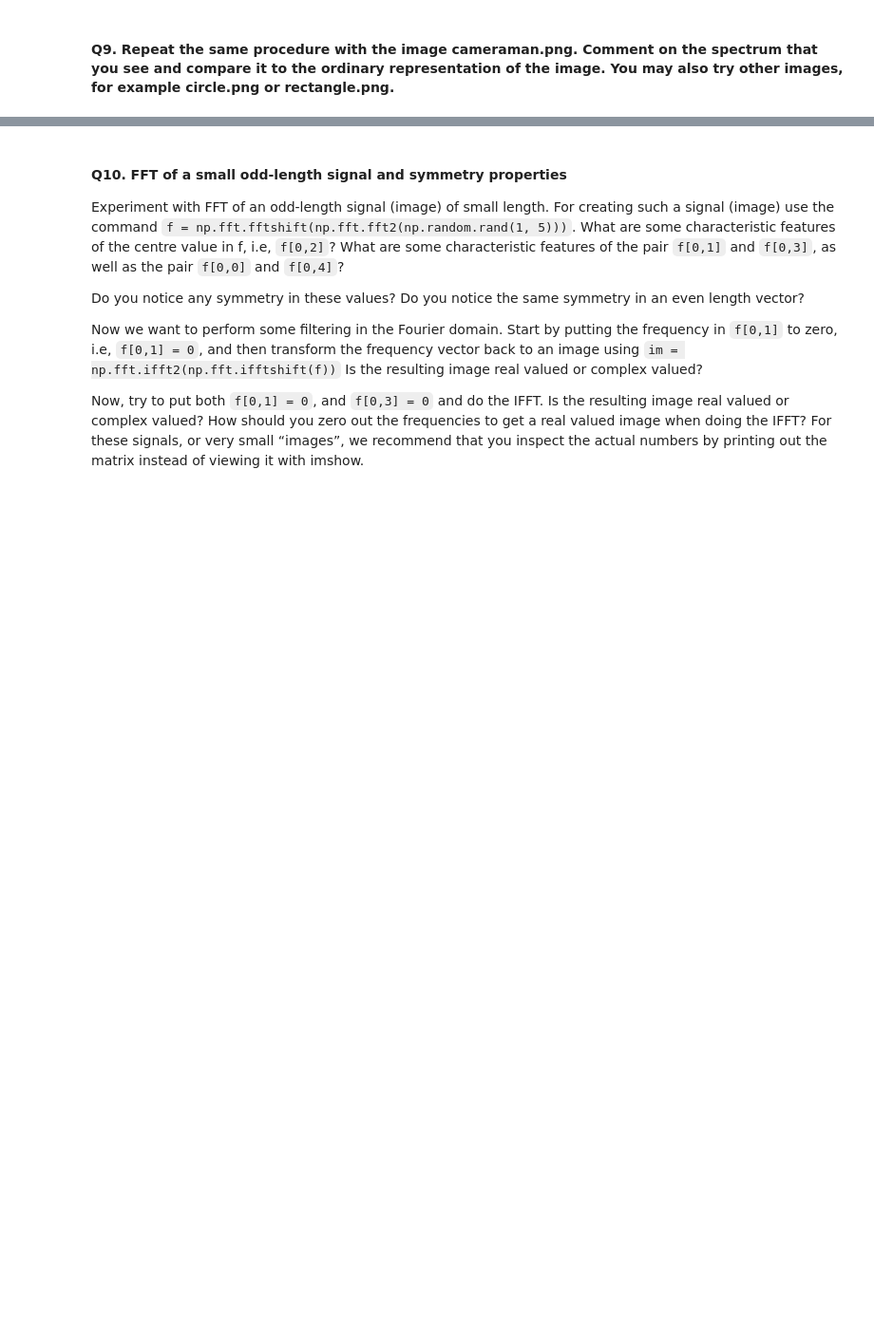
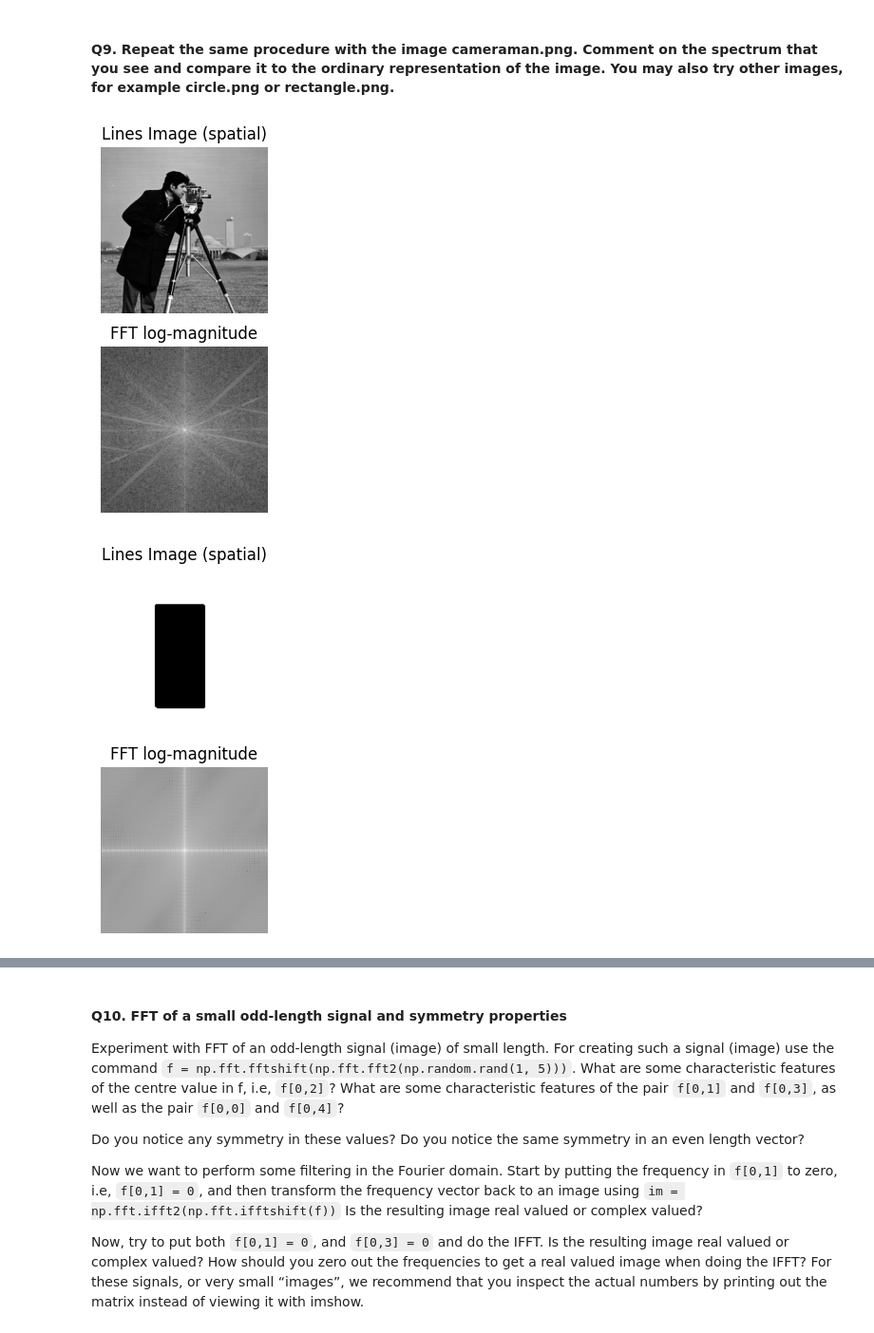
Before and after one commit to fabianwilson/DBA-labbar, a Jupyter notebook: Lab2/Lab2.ipynb, the cells around one changed output, grey strips where cells are left out. Shown at 95% size. Saved outputs shown, nothing was run; the diff lists cells and outputs as text; code cells hidden in the pictures; blank space fills up the shorter version.

```diff
--- a/Lab2/Lab2.ipynb
+++ b/Lab2/Lab2.ipynb
@@ -268,3 +317,41 @@ Hint: Figurebelow1 shows a few example images, and their corresponding Fourier s
 #### Q9. Repeat the same procedure with the image cameraman.png. Comment on the spectrum that you see and compare it to the ordinary representation of the image. You may also try other images, for example circle.png or rectangle.png.
 # %%
 #A9
+img = cv2.imread('lab2/images/cameraman.png', cv2.IMREAD_GRAYSCALE)
+
+f = np.fft.fft2(img.astype(np.float32))
+f_shifted = np.fft.fftshift(f)  # center the low frequencies
+magnitude = np.abs(f_shifted)
+log_mag = np.log(magnitude + 1e-5)
+
+plt.figure(figsize=(10,5))
+plt.subplot(2,1,1), plt.imshow(img, cmap='gray'), plt.title("Lines Image (spatial)"), plt.axis('off')
+plt.subplot(2,1,2), plt.imshow(log_mag, cmap='gray'), plt.title("FFT log-magnitude"), plt.axis('off')
+plt.show()
+
+img = cv2.imread('lab2/images/rectangle.png', cv2.IMREAD_GRAYSCALE)
+
+f = np.fft.fft2(img.astype(np.float32))
+f_shifted = np.fft.fftshift(f)  # center the low frequencies
+magnitude = np.abs(f_shifted)
+log_mag = np.log(magnitude + 1e-5)
+
+plt.figure(figsize=(10,5))
+plt.subplot(2,1,1), plt.imshow(img, cmap='gray'), plt.title("Lines Image (spatial)"), plt.axis('off')
+plt.subplot(2,1,2), plt.imshow(log_mag, cmap='gray'), plt.title("FFT log-magnitude"), plt.axis('off')
+plt.show()
+
+img = cv2.imread('lab2/images/circle.png', cv2.IMREAD_GRAYSCALE)
+
+f = np.fft.fft2(img.astype(np.float32))
+f_shifted = np.fft.fftshift(f)  # center the low frequencies
+magnitude = np.abs(f_shifted)
+log_mag = np.log(magnitude + 1e-5)
+
+plt.figure(figsize=(10,5))
+plt.subplot(2,1,1), plt.imshow(img, cmap='gray'), plt.title("Lines Image (spatial)"), plt.axis('off')
+plt.subplot(2,1,2), plt.imshow(log_mag, cmap='gray'), plt.title("FFT log-magnitude"), plt.axis('off')
+plt.show()
+# %% [output]
+[figure, added]
+[figure, added]
```
Also changed, not shown: parts of 11 cells of this notebook.
